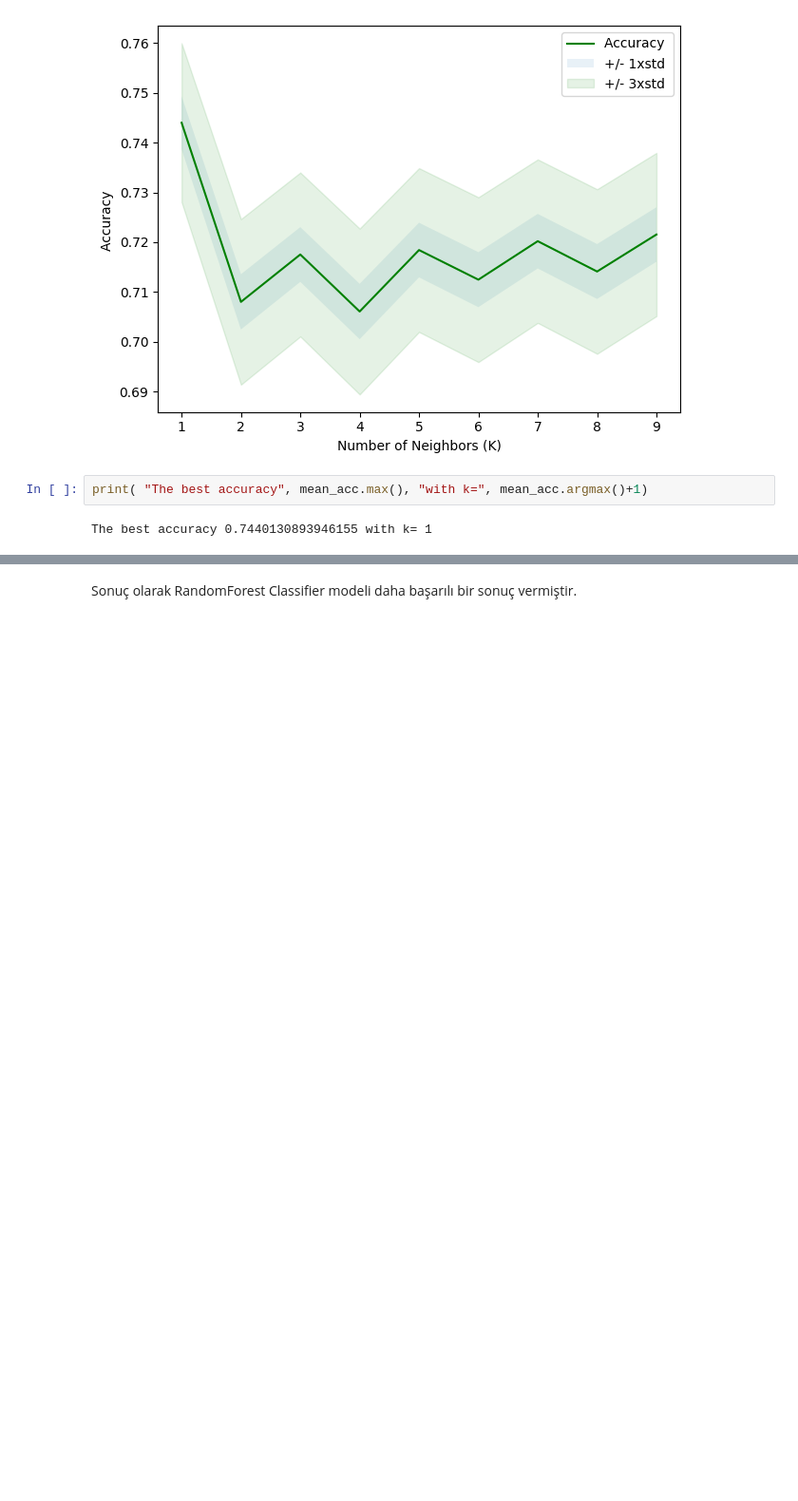
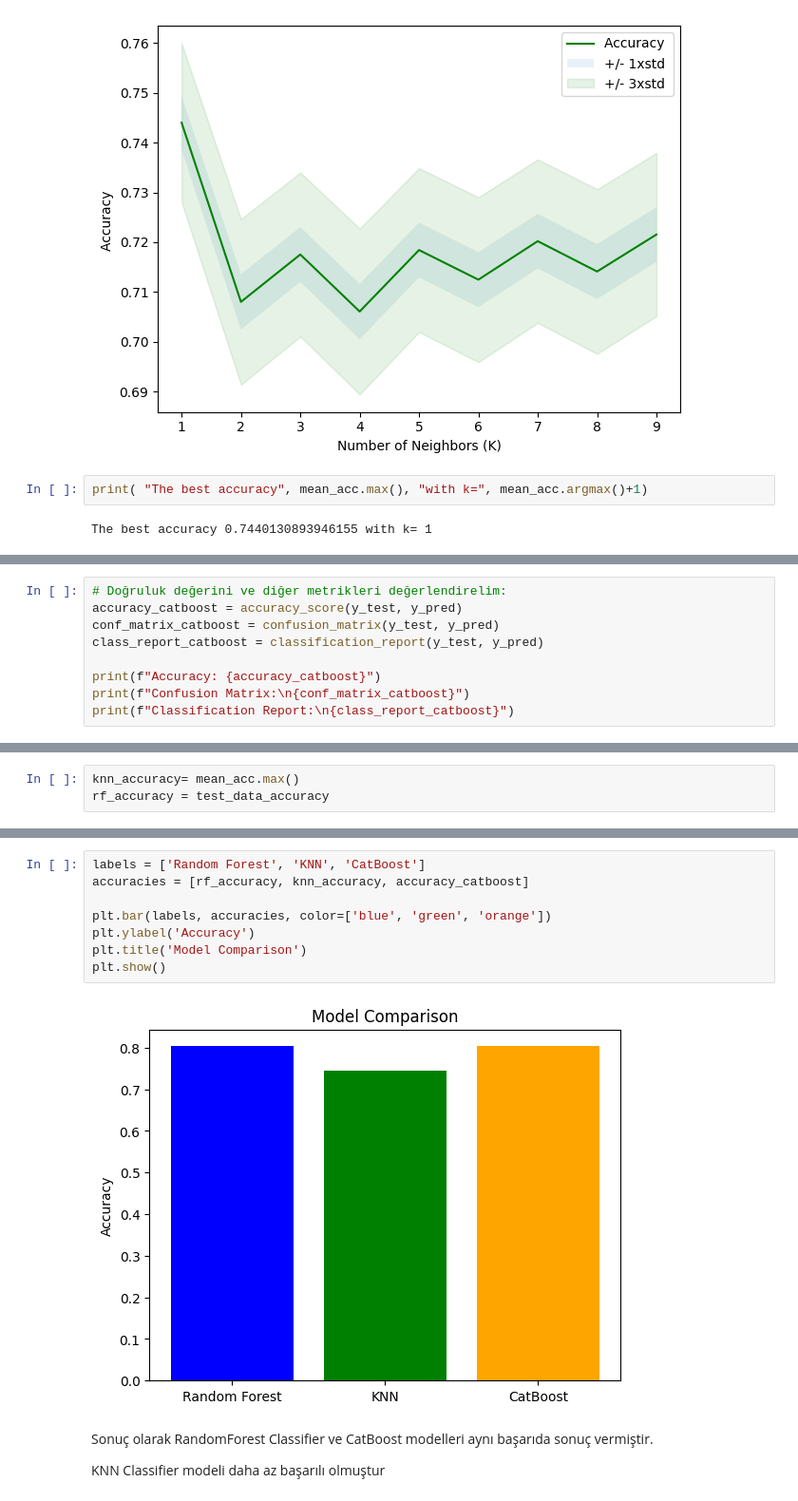
Before and after one commit to zekiye-kart/FinalProjectDS, a Jupyter notebook: final-project_smoker.ipynb, the cells around one changed output, grey strips where cells are left out. Shown at 95% size. Drawn from its saved outputs; the diff is of its cells as text; blank space fills up the shorter version.

```diff
--- a/final-project_smoker.ipynb
+++ b/final-project_smoker.ipynb
@@ -747,0 +818,9 @@ The best accuracy 0.7440130893946155 with k= 1
+# %%
+# Doğruluk değerini ve diğer metrikleri değerlendirelim:
+accuracy_catboost = accuracy_score(y_test, y_pred)
+conf_matrix_catboost = confusion_matrix(y_test, y_pred)
+class_report_catboost = classification_report(y_test, y_pred)
+
+print(f"Accuracy: {accuracy_catboost}")
+print(f"Confusion Matrix:\n{conf_matrix_catboost}")
+print(f"Classification Report:\n{class_report_catboost}")
@@ -747,0 +843,3 @@ The best accuracy 0.7440130893946155 with k= 1
+# %%
+knn_accuracy= mean_acc.max()
+rf_accuracy = test_data_accuracy
@@ -748,2 +859,14 @@ The best accuracy 0.7440130893946155 with k= 1
+# %%
+labels = ['Random Forest', 'KNN', 'CatBoost']
+accuracies = [rf_accuracy, knn_accuracy, accuracy_catboost]
+
+plt.bar(labels, accuracies, color=['blue', 'green', 'orange'])
+plt.ylabel('Accuracy')
+plt.title('Model Comparison')
+plt.show()
+# %% [output]
+[figure, added]
 # %% [markdown]
-Sonuç olarak RandomForest Classifier modeli daha başarılı bir sonuç vermiştir.
+Sonuç olarak RandomForest Classifier ve CatBoost modelleri aynı başarıda sonuç vermiştir.
+
+KNN Classifier modeli daha az başarılı olmuştur
```
Also changed, not shown: parts of 19 cells of this notebook, 7 other files.
